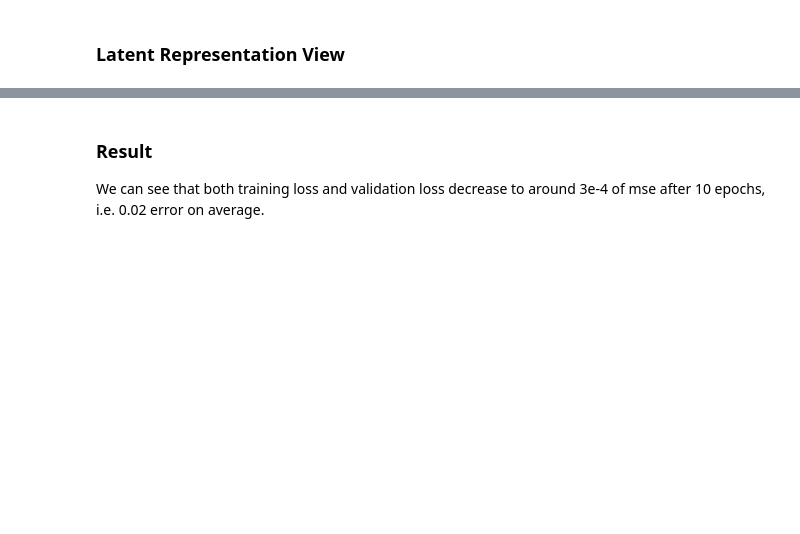
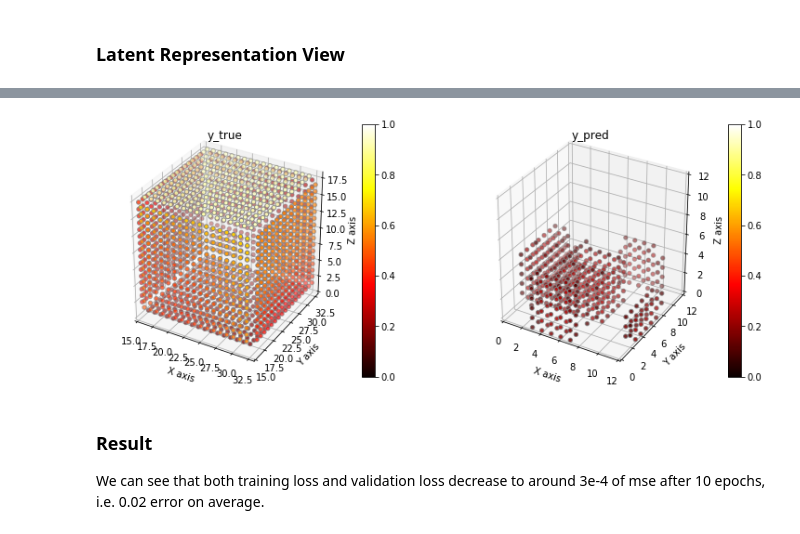
Before and after one commit to jhan2harvard/cs109B_final, a Jupyter notebook: main.ipynb, the cells around one changed output, grey strips where cells are left out. Drawn from its saved outputs; the diff is of its cells as text; code cells hidden in the pictures; blank space fills up the shorter version.

```diff
--- a/main.ipynb
+++ b/main.ipynb
@@ -623,0 +682,73 @@ for i in plt_idx:
+# %%
+voxnet_model.load_weights('voxnet2.w')
+
+inp = Input(matrix_size)
+# Voxnet structure + autoencoder
+enc = Conv3D(32, kernel_size=5, strides=2, padding='same', activation='relu')(inp)
+enc = Conv3D(32, kernel_size=3, strides=1, padding='same', activation='relu')(enc)
+enc = MaxPooling3D((2,2,2))(enc)
+
+FirstLayer = Model(inp, enc)
+FirstLayer.summary()
+
+
+def plotRadiationLatent(y_true,y_pred,CHANNEL, CHANNEL_AVG, dim):
+    r_true = []
+    r_pred = []
+    currMax = np.max(y_pred)
+    for i in range(0, dim):
+        for j in range(0, dim):
+            for k in range(0, dim):
+                val = y_pred[i][j][k][CHANNEL]/currMax if not CHANNEL_AVG else np.average(y_pred[i][j][k])/currMax
+                if val > 0.1:
+                    r_pred.append([i,j,k, val])
+
+    for i in range(0, 51):
+        for j in range(0, 51):
+            for k in range(0, 51):
+                if y_true[i][j][k] != 0:
+                    r_true.append([i,j,k,y_true[i][j][k]])
+
+    dfTrue = pd.DataFrame(data=r_true)
+    dfPred = pd.DataFrame(data=r_pred)
+
+    fig = plt.figure(figsize=(20,5))
+
+    ax0 = fig.add_subplot(131, projection='3d')
+    im = ax0.scatter(dfTrue[0], dfTrue[1], dfTrue[2],
+                     s=20, c=dfTrue[3], cmap='hot', edgecolors='grey',vmin=0, vmax=1)
+    ax0.set_xlabel('X axis')
+    ax0.set_ylabel('Y axis')
+    ax0.set_zlabel('Z axis')
+    forceAxisEqual(ax0,dfTrue[0], dfTrue[1], dfTrue[2])
+    ax0.set_title('y_true')
+    plt.colorbar(im)
+
+    ax1 = fig.add_subplot(132, projection='3d')
+    im = ax1.scatter(dfPred[0], dfPred[1], dfPred[2],
+                     s=20, c=dfPred[3], cmap='hot', edgecolors='grey',vmin=0, vmax=1)
+    ax1.set_xlabel('X axis')
+    ax1.set_ylabel('Y axis')
+    ax1.set_zlabel('Z axis')
+    forceAxisEqual(ax1,dfPred[0], dfPred[1], dfPred[2])
+    ax1.set_title('y_pred')
+    plt.colorbar(im)
+    plt.show()
+
+weight_list = voxnet_model.get_weights()
+for i in range(len(FirstLayer.layers)):
+    FirstLayer.layers[i].set_weight = weight_list[i]
+
+plt_idx = [100]
+CHANNEL = 5
+AVERAGE_CHANNEL = True
+dim = 13
+for i in plt_idx:
+    if AVERAGE_CHANNEL:
+        pred = FirstLayer.predict(np.expand_dims(X_val[i],axis=0))[0]
+        plotRadiationLatent(Y_val[i], pred, c, True, dim)
+    else:
+        for c in range(CHANNEL):
+            pred = FirstLayer.predict(np.expand_dims(X_val[i],axis=0))[0]
+            plotRadiationLatent(Y_val[i], pred, c, True, dim)
+# %% [output]
@@ -624,3 +770,4 @@ for i in plt_idx:
+[figure, added]
 # %% [markdown]
 ### Result
 
```
Also changed, not shown: parts of 11 cells of this notebook.
